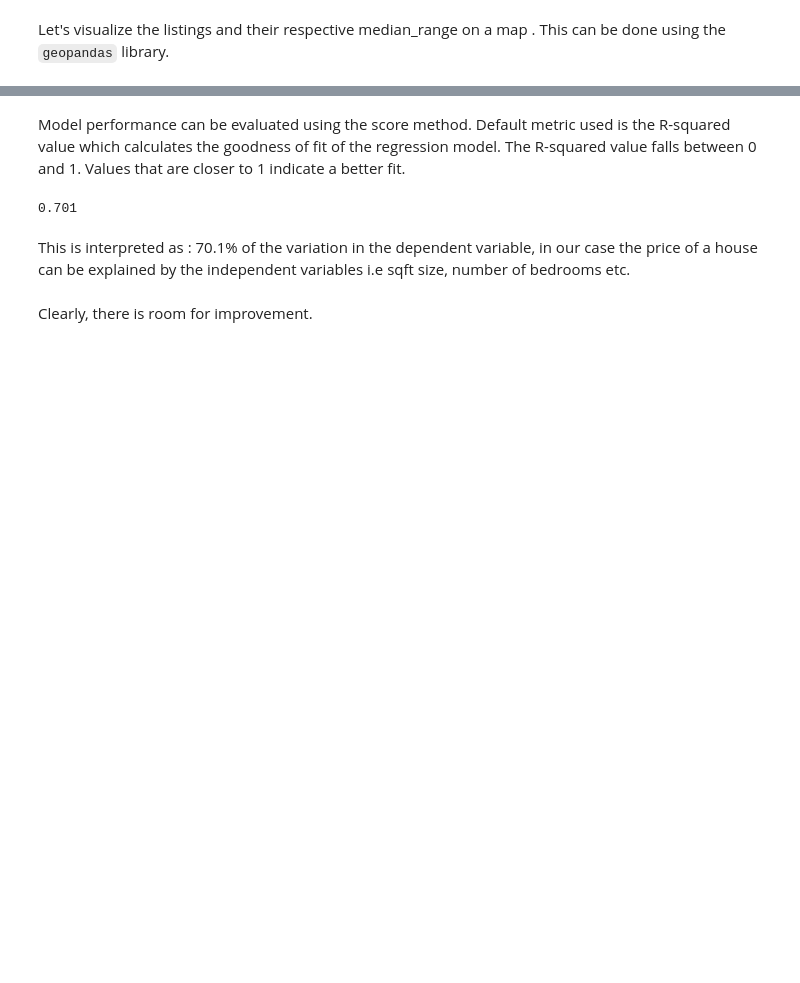
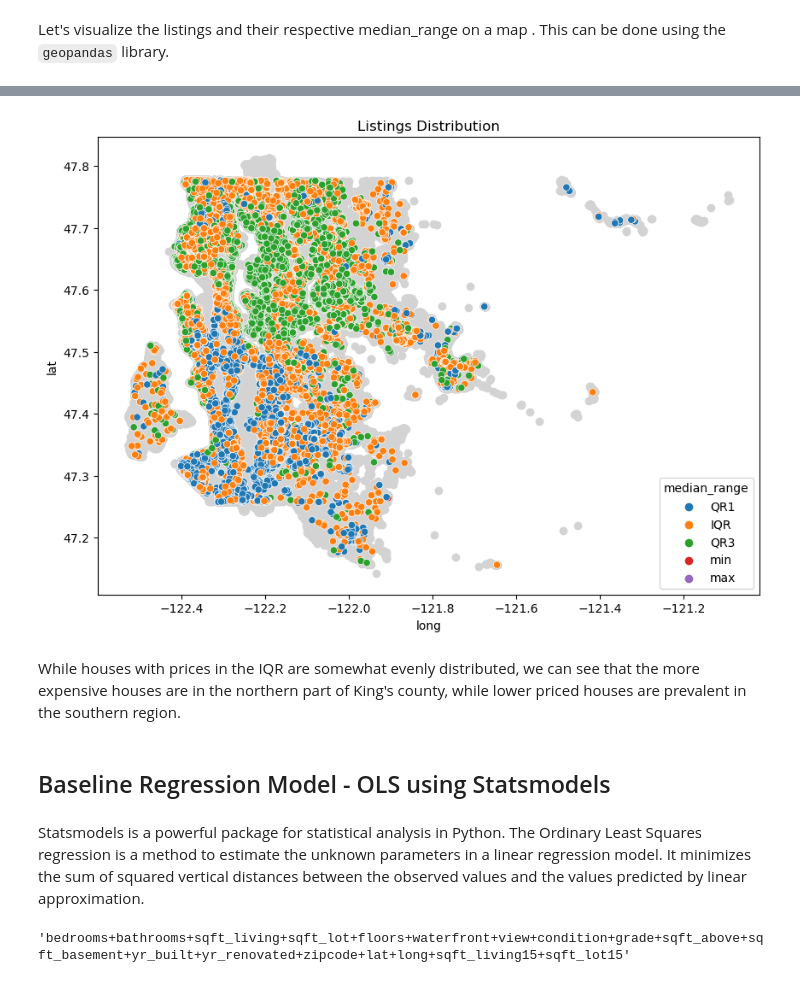
Before and after one commit to rahulakrish/linear_regression, a Jupyter notebook: notebook.ipynb, the cells around one changed output, grey strips where cells are left out. Drawn from its saved outputs; the diff is of its cells as text; code cells hidden in the pictures; blank space fills up the shorter version.

Commit message:
completed maaping and baseline model

```diff
--- a/notebook.ipynb
+++ b/notebook.ipynb
@@ -246,10 +169,29 @@ LinearRegression()
-# %% [markdown]
-Model performance can be evaluated using the score method. Default metric used is the R-squared value which calculates the goodness of fit of the regression model. The R-squared value falls between 0 and 1. Values that are closer to 1 indicate a better fit.
-# %%
-round(model.score(X_test,y_test),3)
-# %% [output]
-0.701
-# %% [markdown]
-This is interpreted as : 70.1% of the variation in the dependent variable, in our case the price of a house can be explained by the independent variables i.e sqft size, number of bedrooms etc.
-# %% [markdown]
-Clearly, there is room for improvement.
+# %%
+#creating a copy of the df
+mapdf = df.copy()
+
+#reading the shapefile of Kings County
+king_map = gpd.read_file('Addresses_in_King_County___address_point.shp')
+# %%
+#defining the co-ordinate system
+crs = {'init': 'EPSG:4326'}
+
+#setting up points
+geometry = [Point(xy) for xy in zip(mapdf['long'],mapdf['lat'])]
+geo_df = gpd.GeoDataFrame(mapdf,
+                         crs=crs,
+                         geometry=geometry)
+
+#plotting data
+fig,ax=plt.subplots(figsize=(10,10))
+king_map.to_crs(epsg=4326).plot(ax=ax,color='lightgrey')
+sns.scatterplot(x='long',y='lat',data=mapdf,hue='median_range',ax=ax)
+ax.set_title('Listings Distribution');
+# %% [output]
+[figure, added]
+# %% [markdown]
+While houses with prices in the IQR are somewhat evenly distributed, we can see that the more expensive houses are in the northern part of King's county, while lower priced houses are prevalent in the southern region.
+# %% [markdown]
+## Baseline Regression Model - OLS using Statsmodels
+# %% [markdown]
+Statsmodels is a powerful package for statistical analysis in Python. The Ordinary Least Squares regression is a method to estimate the unknown parameters in a linear regression model. It minimizes the sum of squared vertical distances between the observed values and the values predicted by linear approximation.
@@ -255,0 +214,4 @@ Clearly, there is room for improvement.
+# %%
+predictors_sum
+# %% [output]
+'bedrooms+bathrooms+sqft_living+sqft_lot+floors+waterfront+view+condition+grade+sqft_above+sqft_basement+yr_built+yr_renovated+zipcode+lat+long+sqft_living15+sqft_lot15'
```
Also changed, not shown: parts of 40 cells of this notebook.
